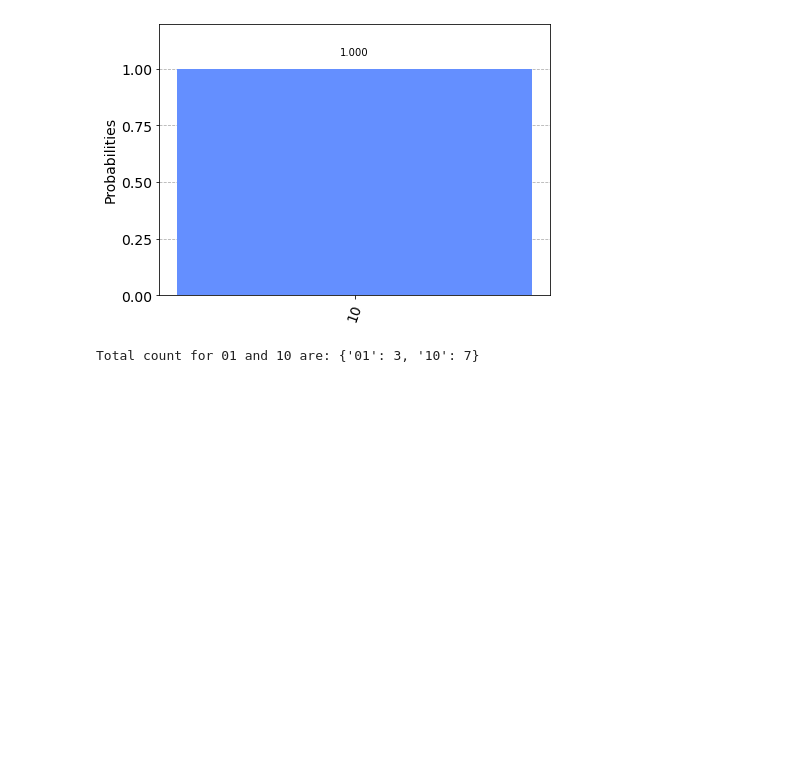
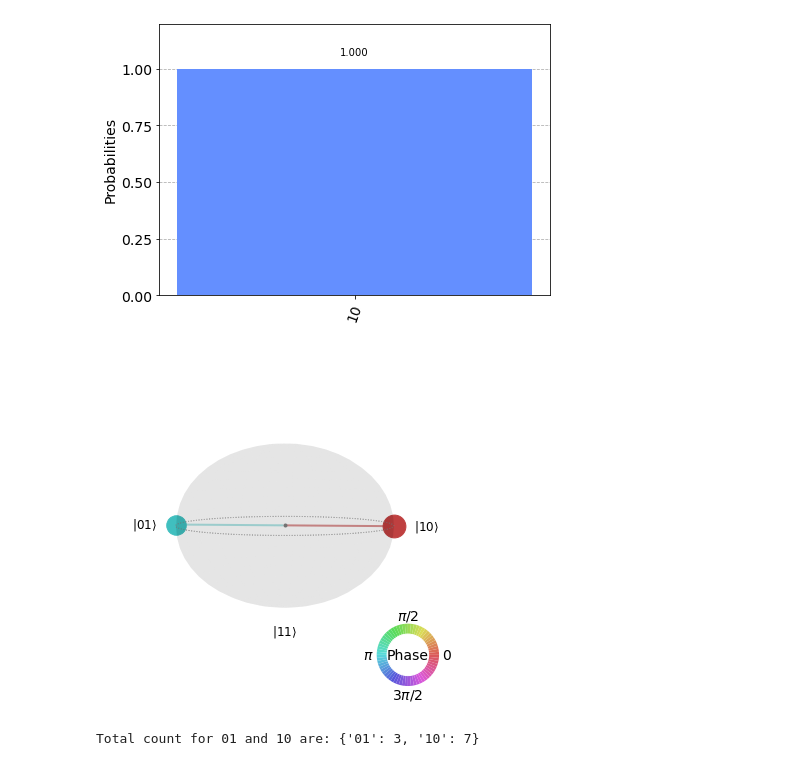
Before and after one commit to PRISHIta123/QOSF_Mentorship_Screening_Task2, a Jupyter notebook: QML_Screening.ipynb, the cells around one changed output. Cells and saved outputs as stored; diff of their text form; code cells hidden in the pictures; blank space fills up the shorter version.

```diff
--- a/QML_Screening.ipynb
+++ b/QML_Screening.ipynb
@@ -87,6 +111,13 @@ Total count for 01 and 10 are: {'10': 1}
 plot_histogram(counts)
 # %% [output]
 [figure]
+# %%
+plot_state_qsphere(
+    Statevector.from_label('00').evolve(circuit.remove_final_measurements(inplace=False)),
+    figsize=(6.5, 6.5)
+)
+# %% [output]
+[figure, added]
 # %%
 #Checking for 10 measurements
 # Execute the circuit on the qasm simulator
```
Also changed, not shown: parts of 22 cells of this notebook.
